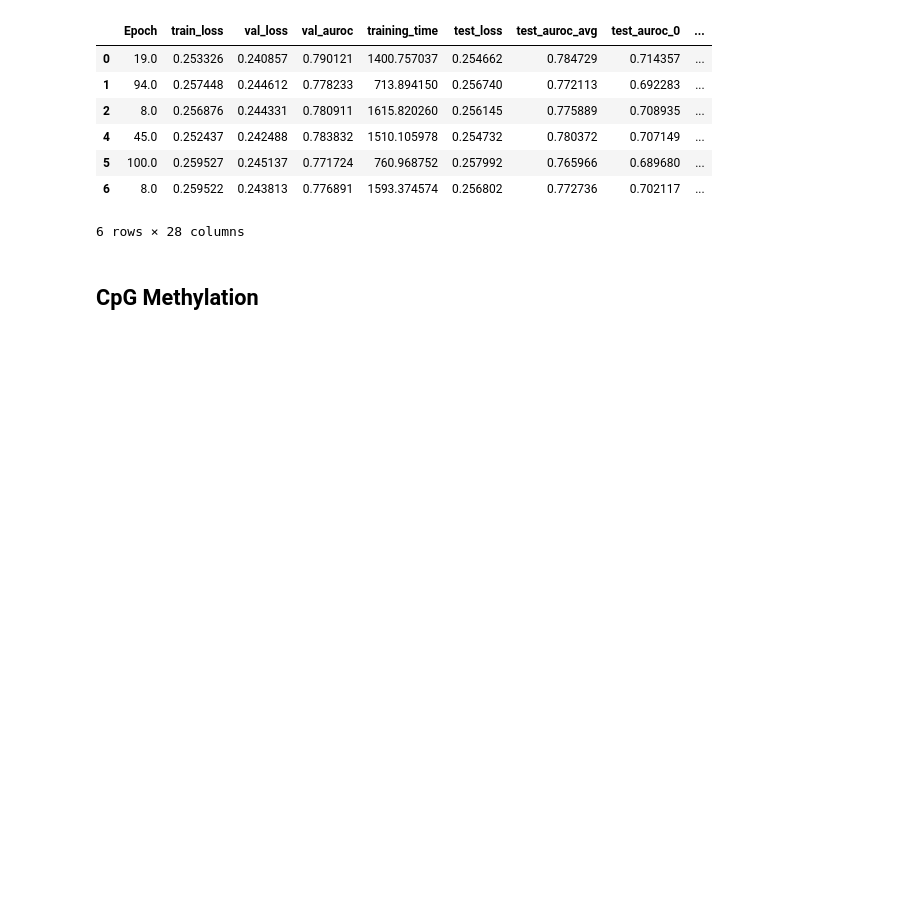
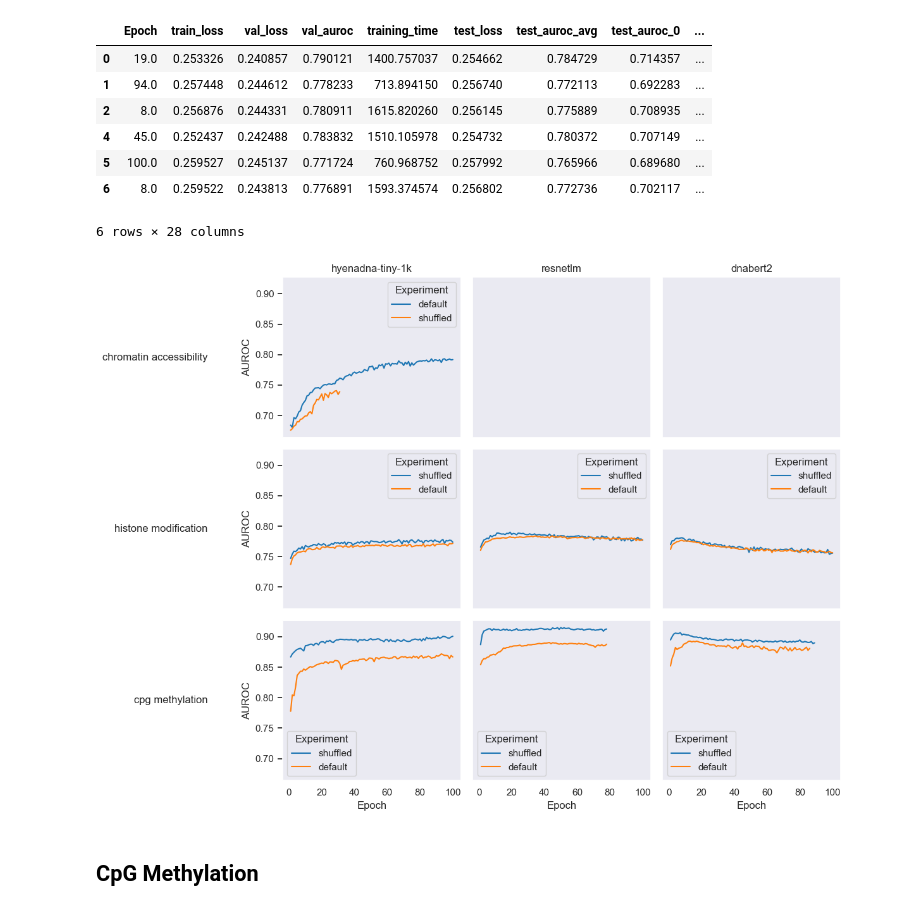
Before and after one commit to baillielab/BEND, a Jupyter notebook: notebooks/shuffle_experiment/results_shuffle_experiment.ipynb, the cells around one changed output. Cells and saved outputs as stored; diff of their text form; code cells hidden in the pictures; blank space fills up the shorter version.

Commit message:
feat: plot all auroc curves in one plot

```diff
--- a/notebooks/shuffle_experiment/results_shuffle_experiment.ipynb
+++ b/notebooks/shuffle_experiment/results_shuffle_experiment.ipynb
@@ -46,7 +46,7 @@ def plot_auroc_curves(df, df_results=None, palette=sns.color_palette("tab10"), l
     for idx, m in enumerate(models):
         df_model = df[df['Model'] == m]
         sns.lineplot(data=df_model, x='Epoch', y='val_auroc', hue='Experiment', ax=ax[idx])
-        ax[idx].set(title=f'Train AUROC - {m}', ylabel='AUROC')
+        ax[idx].set(title=f'Validation AUROC - {m}', ylabel='AUROC')
 
         if df_results is not None:
             df_model_results = df_results[df_results['Model'] == m]
@@ -56,6 +56,34 @@ def plot_auroc_curves(df, df_results=None, palette=sns.color_palette("tab10"), l
 
     return fig
 
+def plot_all_auroc_curves(df_losses):
+    sns.set_palette("tab10")
+    sns.set_style("dark")
+
+    models = df_losses['Model'].unique()
+    tasks = df_losses['Task'].unique()
+
+    fig, ax = plt.subplots(figsize=(3*len(models)+3, 3*len(tasks)), sharex=True, sharey=True, ncols=len(models), nrows=len(tasks))
+
+    for idx, t in enumerate(tasks):
+        for jdx, m in enumerate(models):
+            df_model = df_losses[(df_losses['Model'] == m) & (df_losses['Task'] == t)]
+            sns.lineplot(data=df_model, x='Epoch', y='val_auroc', hue='Experiment', ax=ax[idx, jdx])
+            ax[idx, jdx].set_ylabel('AUROC')
+
+    for idx, a in enumerate(ax[0,:]):
+        a.set_title(f'{models[idx]}')
+
+    for idx, a in enumerate(ax[:,0]):
+        ax_double = a.twinx()
+        ax_double.yaxis.set_label_position("left")
+        ax_double.spines['left'].set_position(('axes', -0.4))
+        ax_double.spines['left'].set_visible(False)
+        ax_double.set_ylabel(f'{tasks[idx]}', ha='right', va='center', rotation=0)
+        ax_double.set_yticks([])
+
+    plt.tight_layout()
+
 def print_test_results(df):
     print(df[['Task', 'Experiment', 'Model','Epoch','test_loss','test_auroc_avg']].sort_values(by='test_auroc_avg', ascending=False).to_markdown(index=False, floatfmt=".3f"))
 # %%
@@ -140,6 +168,10 @@ df_tests
 | 5 | 100.0 | 0.259527 | 0.245137 | 0.771724 | 760.968752 | 0.257992 | 0.765966 | 0.689680 | ... |
 | 6 | 8.0 | 0.259522 | 0.243813 | 0.776891 | 1593.374574 | 0.256802 | 0.772736 | 0.702117 | ... |
 6 rows × 28 columns
+# %%
+plot_all_auroc_curves(df_losses)
+# %% [output]
+[figure, added]
 # %% [markdown]
 ## CpG Methylation
 # %%
```
